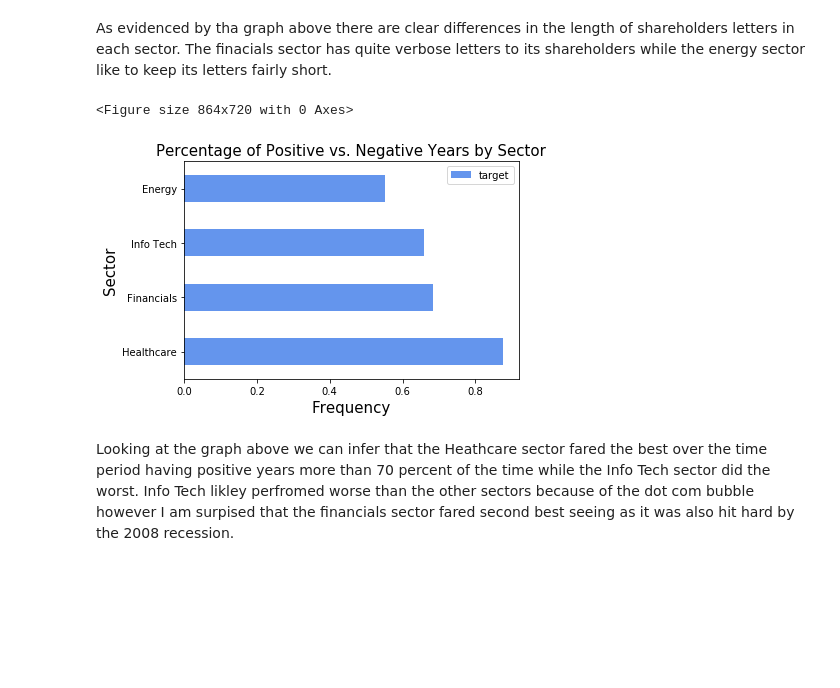
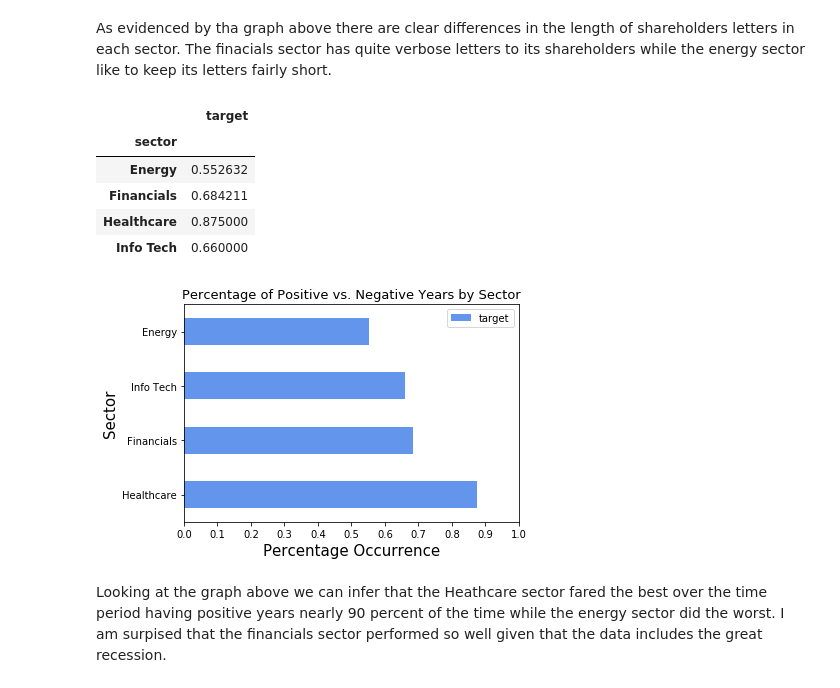
Before and after one commit to sleadley1/Capstone, a Jupyter notebook: code/1-Cleaning_and_EDA.ipynb, the cells around one changed output. Saved outputs shown, nothing was run; the diff lists cells and outputs as text; code cells hidden in the pictures; blank space fills up the shorter version.

```diff
--- a/code/1-Cleaning_and_EDA.ipynb
+++ b/code/1-Cleaning_and_EDA.ipynb
@@ -82,10 +93,9 @@ ni_data.head()
 | 4 | 2014 | 8.477B | B | GS | 1.0 |
 # %% [markdown]
 Net income data was collected from y-charts, an online financial data research company. The net income data came in either billions (denoted by a B) or millions (denoted by a M). Below I will convert all figures into billions. The target variable was calculated in excel by comparing the net income from the previous year to that of the current year. If the net income increase year-over-year it was labeled as a 1 and if it had decreased it was labeled as a 0 (there were no istances of neither an increase nor decrease).
-# %%
-ni_data['net_income'] = [i.replace('B', '') for i in ni_data['net_income']]
-ni_data['net_income'] = [i.replace('M', '') for i in ni_data['net_income']]
-ni_data['net_income'] = ni_data['net_income'].astype(float)
+# %%
+# code provided by Boom D.
+ni_data['net_income'] = ni_data['net_income'].map(lambda x: float(x.replace('B', '').replace('M', '')))
 # %%
 def net_income_to_B(df):
     for row,value in enumerate(df['net_income']):
@@ -582,16 +619,24 @@ plt.title('Average Length of Letters to Shareholders Across Sectors', size = 15)
 As evidenced by tha graph above there are clear differences in the length of shareholders letters in each sector. The finacials sector has quite verbose letters to its shareholders while the energy sector like to keep its letters fairly short.
 # %%
 postive_vs_negative_years = shareholder_letters.groupby('sector').mean()[['target']]
+# %%
+postive_vs_negative_years
+# %% [output]
+|  | target |
+| sector |  |
+| Energy | 0.552632 |
+| Financials | 0.684211 |
+| Healthcare | 0.875000 |
+| Info Tech | 0.660000 |
 # %%
 # Visualization of most frequent words in the letters to shareholders
-plt.figure(figsize = (12, 10))
-postive_vs_negative_years.sort_values(by = 'target', ascending=False).plot(kind = 'barh', color='cornflowerblue')
+postive_vs_negative_years.sort_values(by = 'target', ascending=False).plot(kind = 'barh', color='cornflowerblue');
 
-plt.xlabel('Frequency', size = 15)
+plt.xlabel('Percentage Occurrence', size = 15)
+plt.xticks(np.arange(0, 1.1, step=0.1))
 plt.ylabel('Sector', size = 15)
-plt.title('Percentage of Positive vs. Negative Years by Sector', size = 15);
+plt.title('Percentage of Positive vs. Negative Years by Sector', size = 13);
 # %% [output]
-<Figure size 864x720 with 0 Axes>
-[figure, old version]
+[figure, new version]
 # %% [markdown]
-Looking at the graph above we can infer that the Heathcare sector fared the best over the time period having positive years more than 70 percent of the time while the Info Tech sector did the worst. Info Tech likley perfromed worse than the other sectors because of the dot com bubble however I am surpised that the financials sector fared second best seeing as it was also hit hard by the 2008 recession.
+Looking at the graph above we can infer that the Heathcare sector fared the best over the time period having positive years nearly 90 percent of the time while the energy sector did the worst. I am surpised that the financials sector performed so well given that the data includes the great recession.
```
Also changed, not shown: parts of 36 cells of this notebook, 14 other files.
